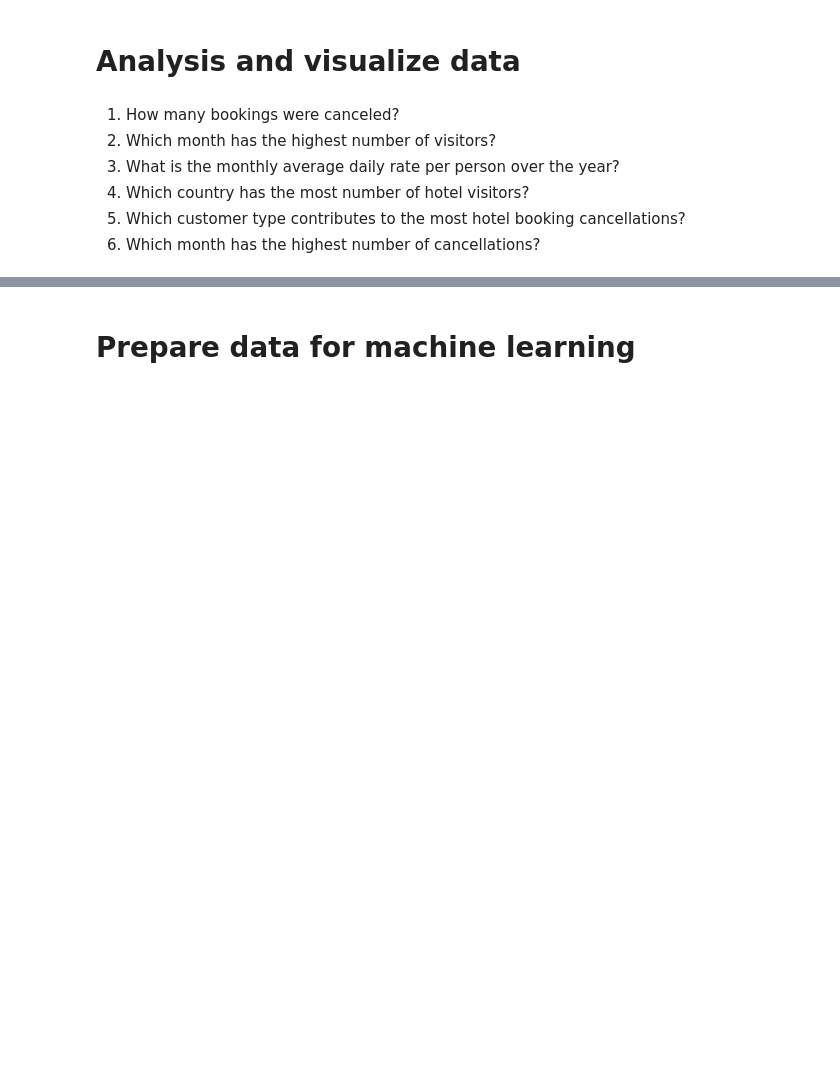
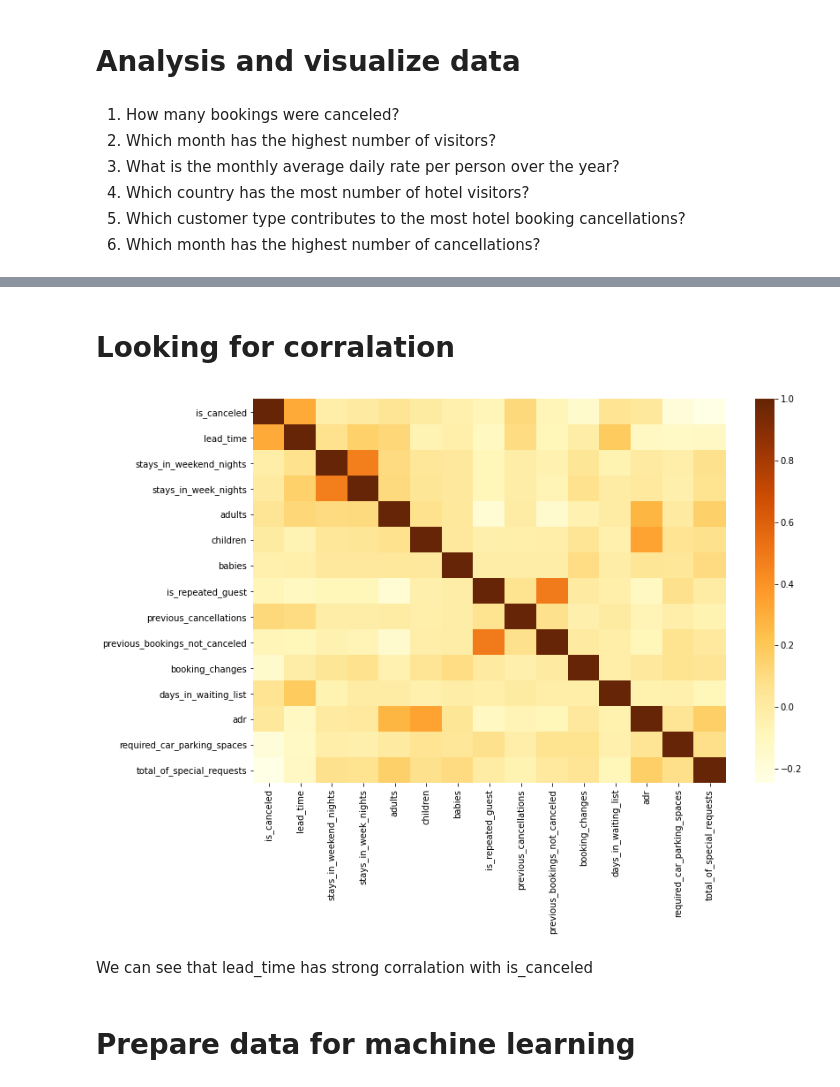
Before and after one commit to huy105/Hotel-booking-classify, a Jupyter notebook: HotelClassify.ipynb, the cells around one changed output, grey strips where cells are left out. Saved outputs shown, nothing was run; the diff lists cells and outputs as text; code cells hidden in the pictures; blank space fills up the shorter version.

```diff
--- a/HotelClassify.ipynb
+++ b/HotelClassify.ipynb
@@ -199,0 +277,8 @@ hotel_book = hotel_book.drop(index_drop, axis = 0)
+# %%
+cat_attri = ['meal', 'country', 'market_segment', 'distribution_channel', 'reserved_room_type', 'assigned_room_type', "customer_type"]
+
+one_hot = pd.get_dummies(hotel_book_drop[cat_attri])
+hotel_book_drop = hotel_book_drop.drop(cat_attri, axis = 1)
+# Join the encoded df
+hotel_book_one_hot = hotel_book_drop.join(one_hot)
+hotel_book_one_hot
@@ -273,2 +516,11 @@ array([0.175, 1.175])
+# %% [markdown]
+# Looking for corralation
+# %%
+fig, ax = plt.subplots(figsize = (12, 8))
+ax = sns.heatmap(hotel_plot.corr(), cmap = "YlOrBr")
+# %% [output]
+[figure, added]
+# %% [markdown]
+We can see that lead_time has strong corralation with is_canceled
 # %% [markdown]
 # Prepare data for machine learning
```
Also changed, not shown: parts of 61 cells of this notebook.
